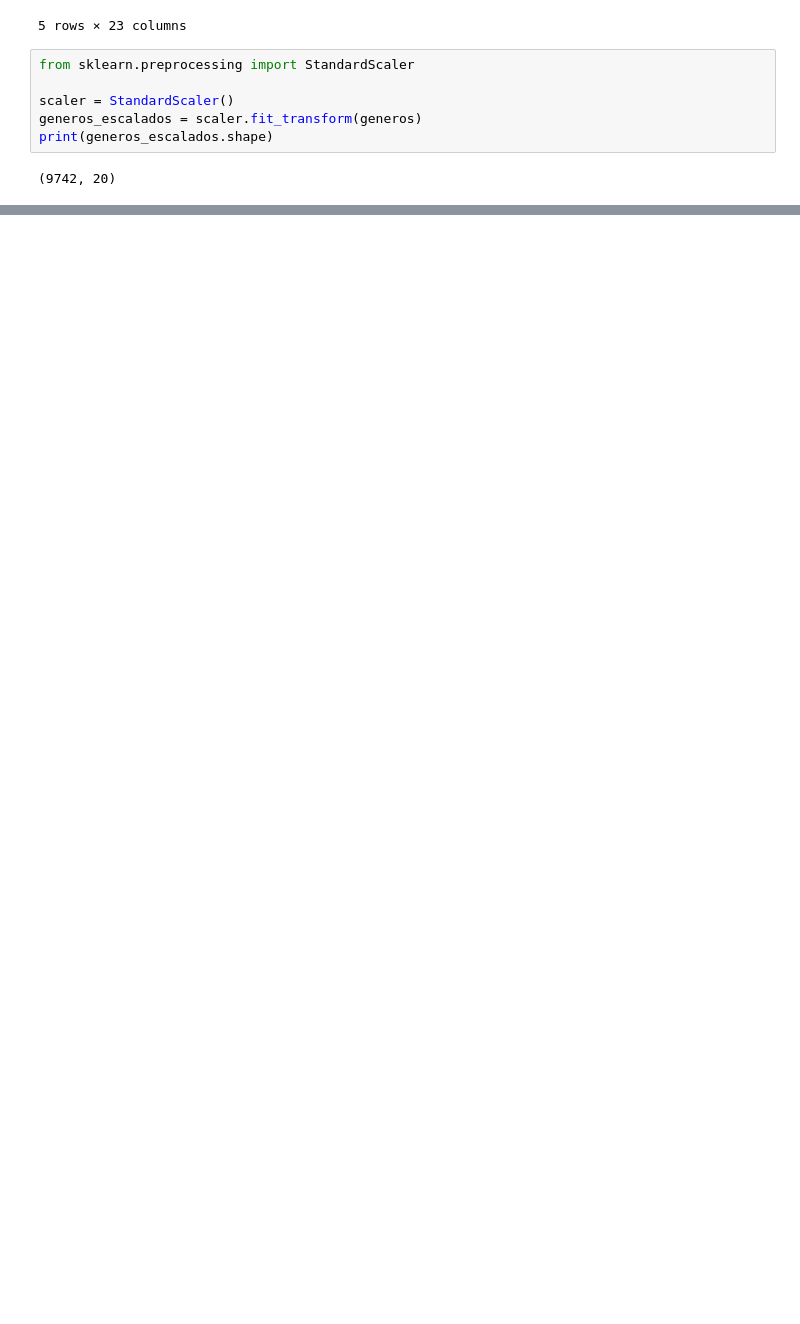
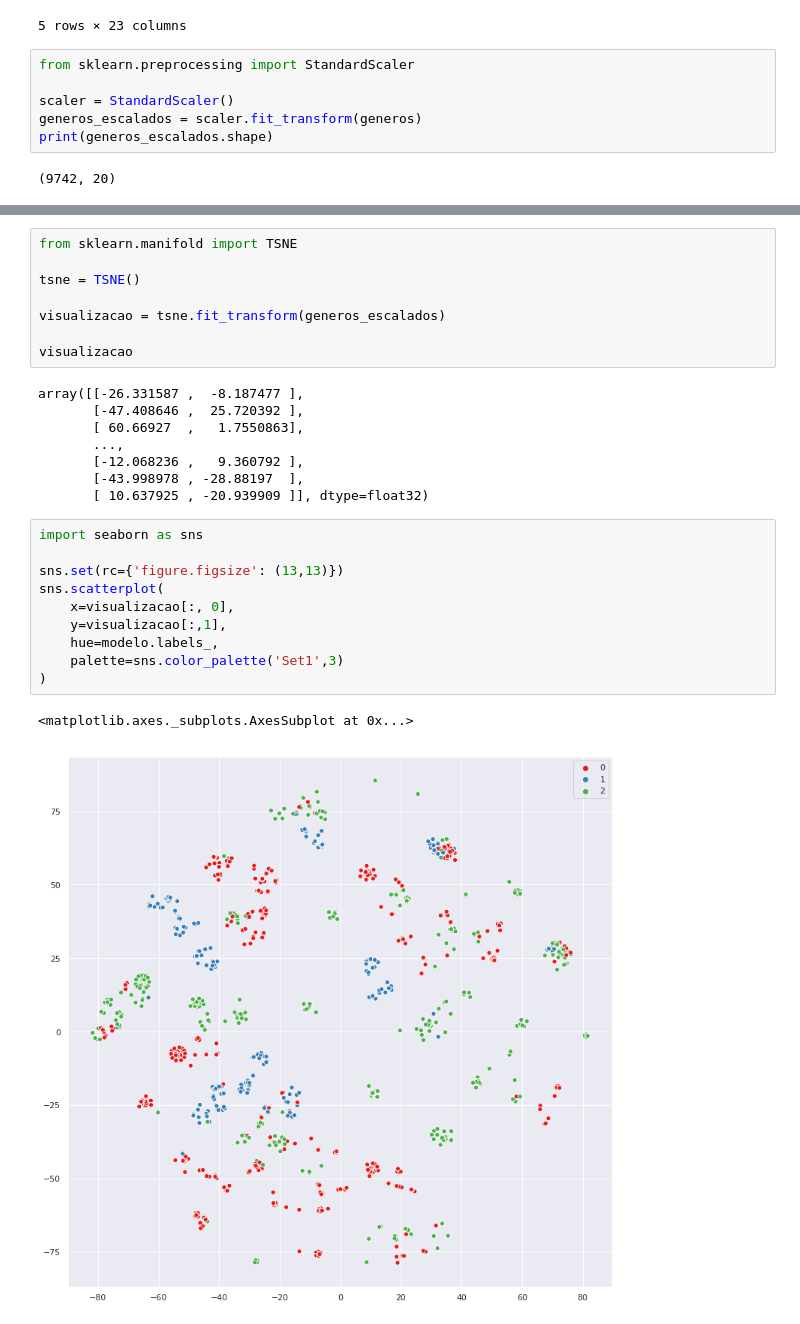
Before and after one commit to ebmm01/machineLearning, a Jupyter notebook: Nao_supervisionado/Classificador.ipynb, the cells around one changed output, grey strips where cells are left out. Drawn from its saved outputs; the diff is of its cells as text; blank space fills up the shorter version.

Commit message:
Adicionando TSNE

```diff
--- a/Nao_supervisionado/Classificador.ipynb
+++ b/Nao_supervisionado/Classificador.ipynb
@@ -48,0 +79,29 @@ Grupos: [0 0 1 ... 1 0 1]
+# %%
+from sklearn.manifold import TSNE
+
+tsne = TSNE()
+
+visualizacao = tsne.fit_transform(generos_escalados)
+
+visualizacao
+# %% [output]
+array([[-26.331587 ,  -8.187477 ],
+       [-47.408646 ,  25.720392 ],
+       [ 60.66927  ,   1.7550863],
+       ...,
+       [-12.068236 ,   9.360792 ],
+       [-43.998978 , -28.88197  ],
+       [ 10.637925 , -20.939909 ]], dtype=float32)
+# %%
+import seaborn as sns
+
+sns.set(rc={'figure.figsize': (13,13)})
+sns.scatterplot(
+    x=visualizacao[:, 0],
+    y=visualizacao[:,1],
+    hue=modelo.labels_,
+    palette=sns.color_palette('Set1',3)
+)
+# %% [output]
+<matplotlib.axes._subplots.AxesSubplot at 0x...>
+[figure, added]
```
Also changed, not shown: parts of 3 cells of this notebook.
